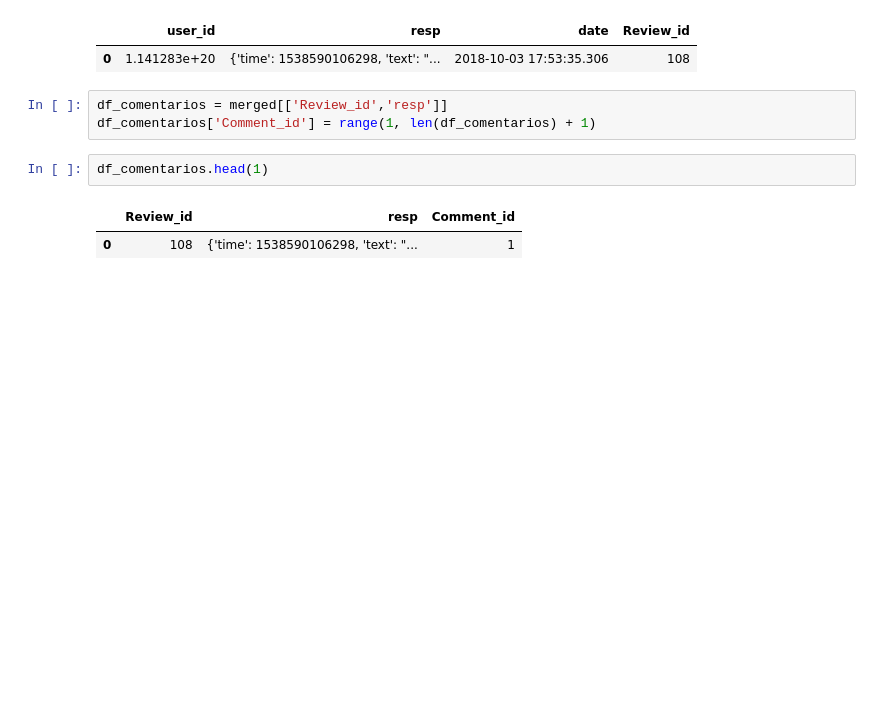
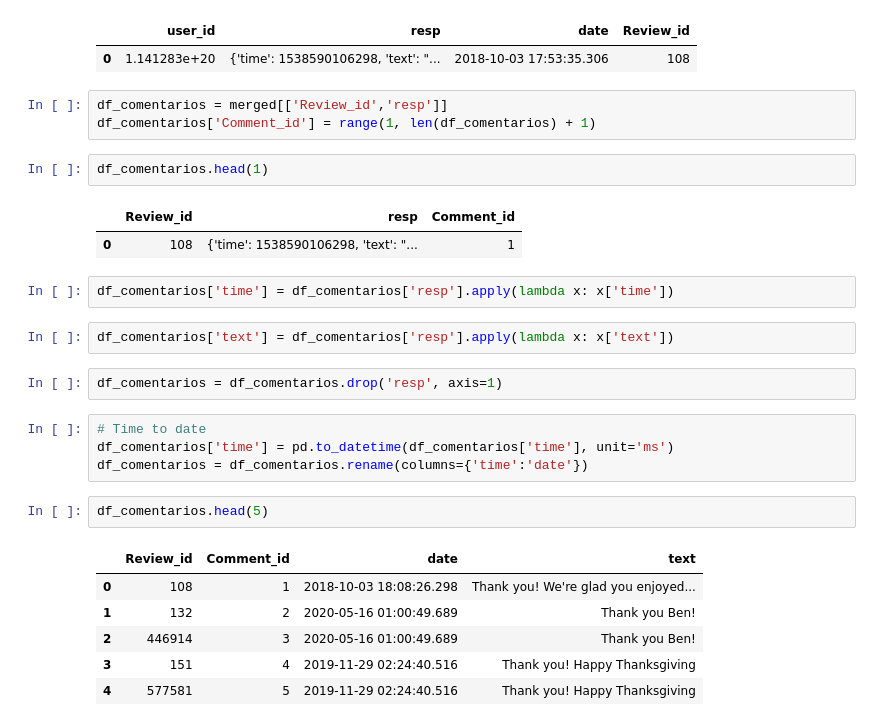
Before and after one commit to volpo/PG_YELP_GOOGLE_MAPS, a Jupyter notebook: Cassandra_SQL_DataPipeline/Cassandra_to_csv_reviews.ipynb, the cells around one changed output. Drawn from its saved outputs; the diff is of its cells as text; blank space fills up the shorter version.

Commit message:
First tables

```diff
--- a/Cassandra_SQL_DataPipeline/Cassandra_to_csv_reviews.ipynb
+++ b/Cassandra_SQL_DataPipeline/Cassandra_to_csv_reviews.ipynb
@@ -404,3 +404,22 @@ df_comentarios.head(1)
 # %% [output]
 |  | Review_id | resp | Comment_id |
 | 0 | 108 | {'time': 1538590106298, 'text': "... | 1 |
+# %%
+df_comentarios['time'] = df_comentarios['resp'].apply(lambda x: x['time'])
+# %%
+df_comentarios['text'] = df_comentarios['resp'].apply(lambda x: x['text'])
+# %%
+df_comentarios = df_comentarios.drop('resp', axis=1)
+# %%
+# Time to date
+df_comentarios['time'] = pd.to_datetime(df_comentarios['time'], unit='ms')
+df_comentarios = df_comentarios.rename(columns={'time':'date'})
+# %%
+df_comentarios.head(5)
+# %% [output]
+|  | Review_id | Comment_id | date | text |
+| 0 | 108 | 1 | 2018-10-03 18:08:26.298 | Thank you! We're glad you enjoyed... |
+| 1 | 132 | 2 | 2020-05-16 01:00:49.689 | Thank you Ben! |
+| 2 | 446914 | 3 | 2020-05-16 01:00:49.689 | Thank you Ben! |
+| 3 | 151 | 4 | 2019-11-29 02:24:40.516 | Thank you! Happy Thanksgiving |
+| 4 | 577581 | 5 | 2019-11-29 02:24:40.516 | Thank you! Happy Thanksgiving |
```
Also changed, not shown: parts of 2 cells of this notebook.
